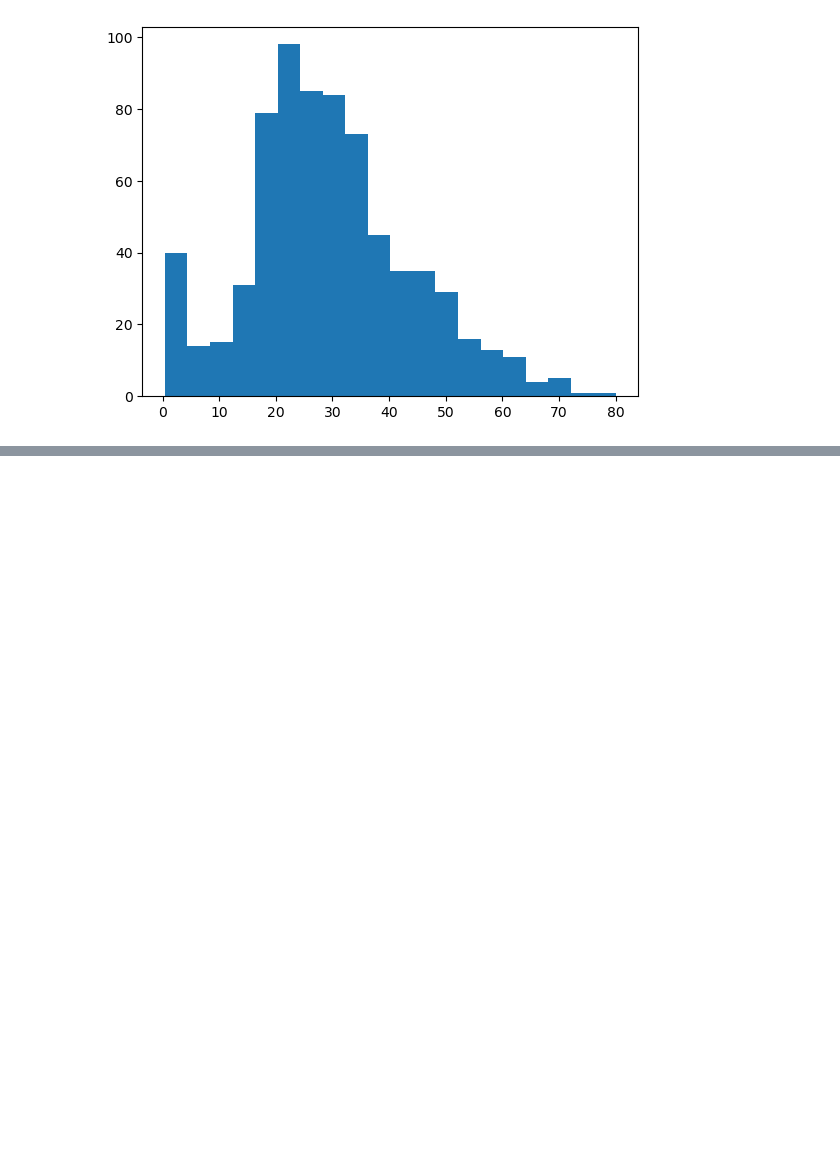
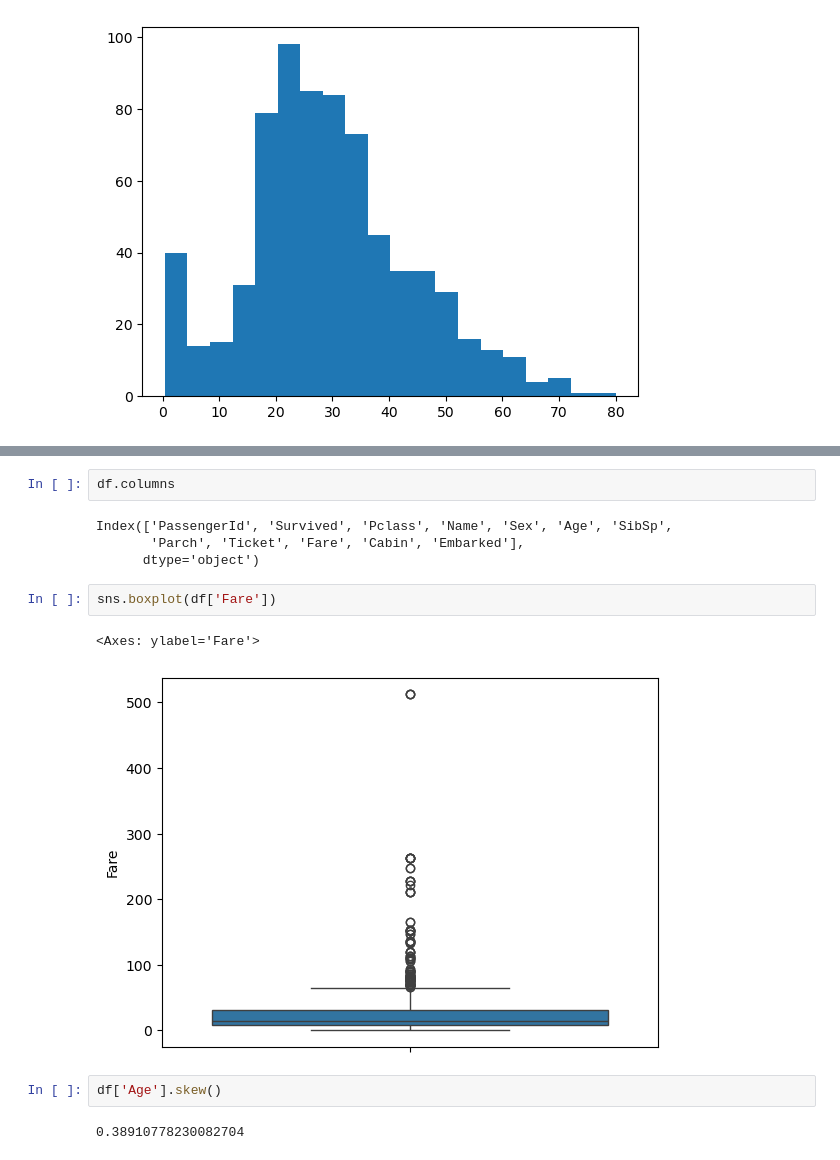
Before and after one commit to PrathameshP26/Data_analytics, a Jupyter notebook: Univariate_Analysis.ipynb, the cells around one changed output, grey strips where cells are left out. Saved outputs shown, nothing was run; the diff lists cells and outputs as text; blank space fills up the shorter version.

```diff
--- a/Univariate_Analysis.ipynb
+++ b/Univariate_Analysis.ipynb
@@ -67,0 +102,15 @@ plt.hist(df['Age'],bins=20)
+# %%
+df.columns
+# %% [output]
+Index(['PassengerId', 'Survived', 'Pclass', 'Name', 'Sex', 'Age', 'SibSp',
+       'Parch', 'Ticket', 'Fare', 'Cabin', 'Embarked'],
+      dtype='object')
+# %%
+sns.boxplot(df['Fare'])
+# %% [output]
+<Axes: ylabel='Fare'>
+[figure, added]
+# %%
+df['Age'].skew()
+# %% [output]
+0.38910778230082704
```
Also changed, not shown: parts of 6 cells of this notebook.
